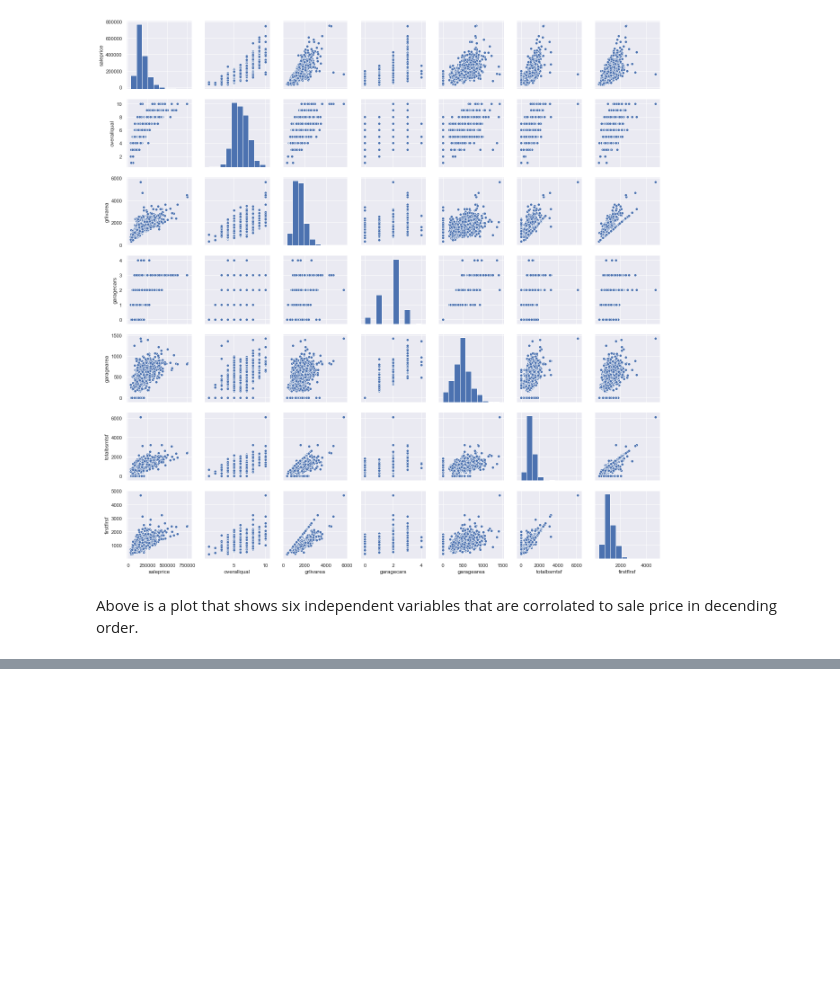
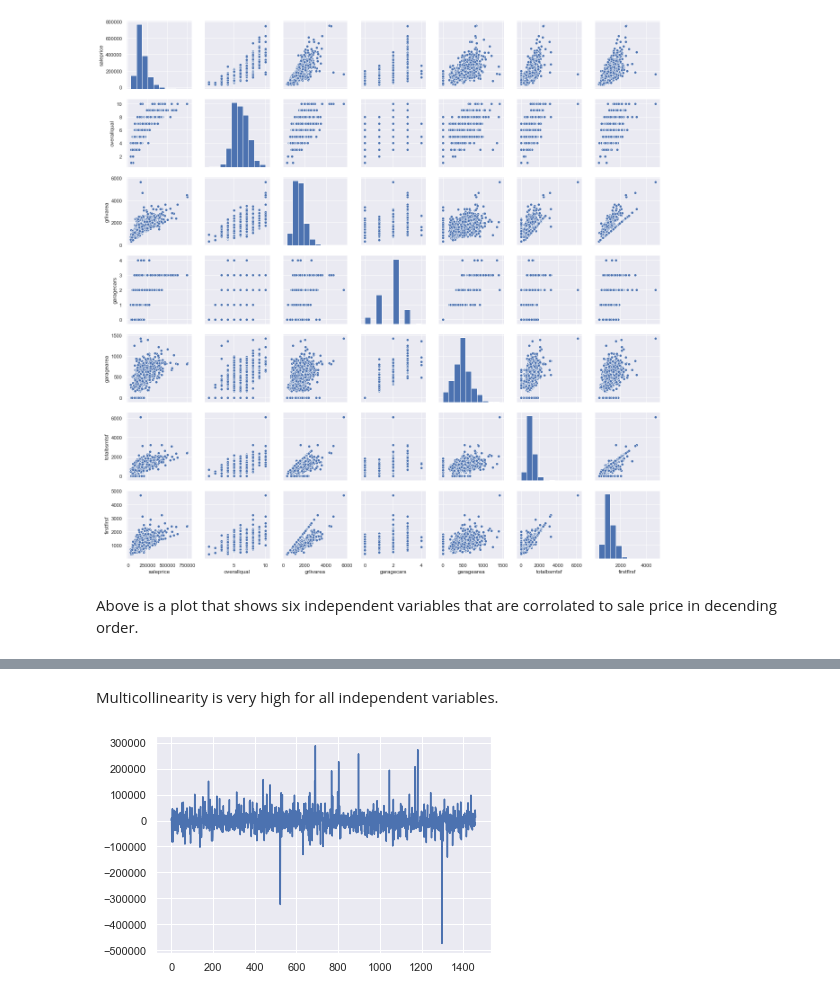
Before and after one commit to trueScientist/Data-science-work., a Jupyter notebook: Predicting House Prices.ipynb, the cells around one changed output, grey strips where cells are left out. Drawn from its saved outputs; the diff is of its cells as text; code cells hidden in the pictures; blank space fills up the shorter version.

```diff
--- a/Predicting House Prices.ipynb
+++ b/Predicting House Prices.ipynb
@@ -263,0 +367,8 @@ strong multicollinearity or other numerical problems.
+# %% [markdown]
+Multicollinearity is very high for all independent variables.
+# %%
+#Assumption five: error terms should be uncorrelated with one another
+plt.plot(errors)
+plt.show()
+# %% [output]
+[figure, added]
```
Also changed, not shown: parts of 19 cells of this notebook.
